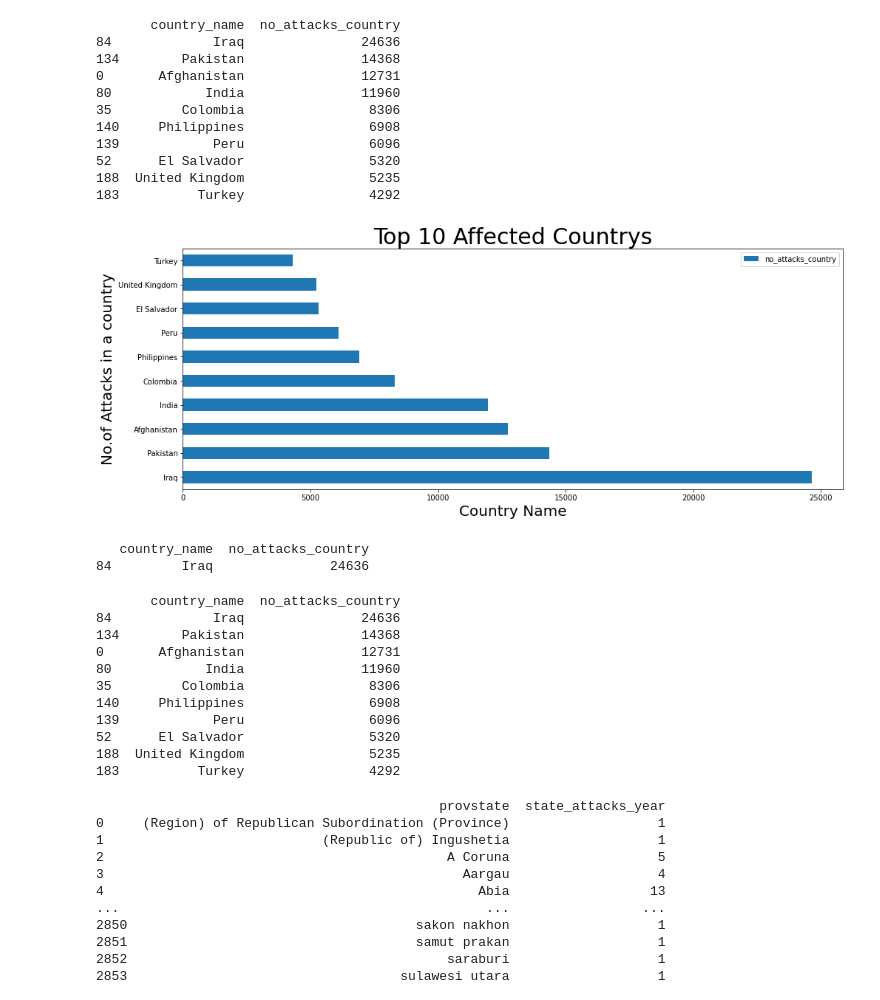
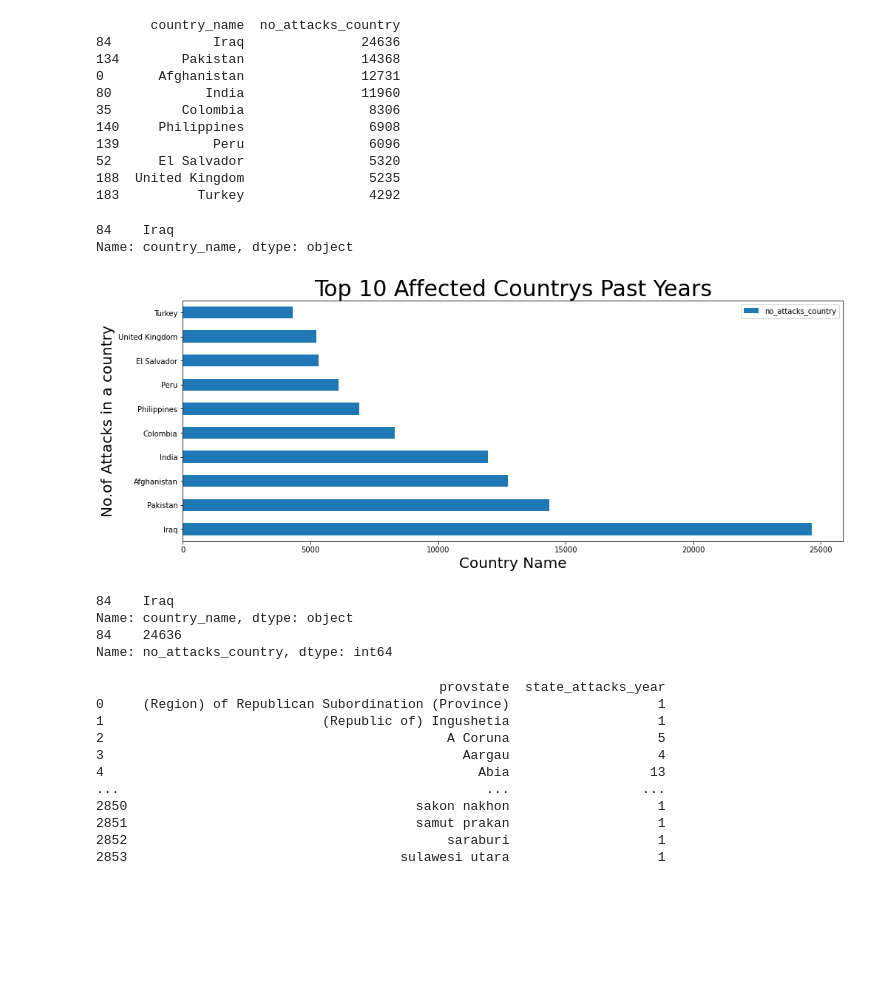
Before and after one commit to khairun0228/capstone_alma, a Jupyter notebook: Global_Terrorism_Analysis_Capstone_Project.ipynb, the cells around one changed output. Saved outputs shown, nothing was run; the diff lists cells and outputs as text; code cells hidden in the pictures; blank space fills up the shorter version.

Commit message:
added data and graphs

```diff
--- a/Global_Terrorism_Analysis_Capstone_Project.ipynb
+++ b/Global_Terrorism_Analysis_Capstone_Project.ipynb
@@ -13,12 +13,13 @@ drive.mount('/content/drive')
 Drive already mounted at /content/drive; to attempt to forcibly remount, call drive.mount("/content/drive", force_remount=True).
 # %%
 file_path=('/content/drive/My Drive/AlmaBetter/Capstone_project/Global Terrorism Data .csv')
-
-df = pd.read_csv(file_path,encoding='ISO-8859-1')
+pd.set_option('display.max_rows',400)
+df = pd.read_csv(file_path,encoding='ISO-8859-1',index_col=False)
 print(df.columns.to_list())
 print(df.shape)
 print(df.size)
 print(df.info())
+pd.get_option("display.max_rows")
 # %% [output]
 ['eventid', 'iyear', 'imonth', 'iday', 'approxdate', 'extended', 'resolution', 'country', 'country_txt', 'region', 'region_txt', 'provstate', 'city', 'latitude', 'longitude', 'specificity', 'vicinity' ...
 (181691, 135)
@@ -31,0 +34,3 @@ None
+# %%
+df['nhostkid']= np.abs(df['nhostkid']).fillna(0)
+df['nhostkid'].fillna(0)
@@ -31,0 +50,3 @@ None
+# %%
+df['propvalue']= np.abs(df['propvalue']).fillna(0)
+df['propvalue'].fillna(0)
@@ -150,39 +223,35 @@ print(most_affeted_countrys.head(10))
 52      El Salvador                5320
 188  United Kingdom                5235
 183          Turkey                4292
+# %%
+#Top Attcked Country Countrywise
+top_attacked_country=most_affeted_countrys['no_attacks_country'].max()
+top_attacked=most_affeted_countrys.iloc[0:1,0]
+print(top_attacked)
+# %% [output]
+84    Iraq
+Name: country_name, dtype: object
 # %%
 most_affeted_countrys.plot(x='country_name',y='no_attacks_country',kind='barh',figsize=(16,6))
 plt.title("Top 10 Affected CounQQ")
-plt.title("Top 10 Affected Countrys",fontsize=30)
+plt.title("Top 10 Affected Countrys Past Years",fontsize=30)
 plt.xlabel("Country Name",fontsize=20)
 plt.ylabel("No.of Attacks in a country",fontsize=20)
 plt.show()
 # %% [output]
-[figure, old version]
+[figure, new version]
 # %%
 #Most Affected Country among the global Attacks
-max_num_country_attacks= attacks_in_country_wise[attacks_in_country_wise['no_attacks_country'] == attacks_in_country_wise['no_attacks_country'].max()]
+max_num_country_attacks= attacks_in_country_wise[attacks_in_country_wise['no_attacks_country'] ==attacks_in_country_wise['no_attacks_country'].max()]
+highly_attacked_country=(max_num_country_attacks.country_name)
+print(highly_attacked_country)
+max_num_country_attacks=(max_num_country_attacks.no_attacks_country)
 print(max_num_country_attacks)
 # %% [output]
-   country_name  no_attacks_country
-84         Iraq               24636
+84    Iraq
+Name: country_name, dtype: object
+84    24636
+Name: no_attacks_country, dtype: int64
-# %%
-#Top10 Countrys Most Affected in past year
-#Country wise attacks descending
-country_wise_top_attacks= most_affeted_countrys.sort_values(by='no_attacks_country', ascending=False)
-print(country_wise_top_attacks)
-# %% [output]
-       country_name  no_attacks_country
-84             Iraq               24636
-134        Pakistan               14368
-0       Afghanistan               12731
-80            India               11960
-35         Colombia                8306
-140     Philippines                6908
-139            Peru                6096
-52      El Salvador                5320
-188  United Kingdom                5235
-183          Turkey                4292
 # %%
 
 most_affected_states =df.groupby(['provstate'])['provstate'].count().reset_index(name='state_attacks_year')
```
Also changed, not shown: parts of 28 cells of this notebook.
